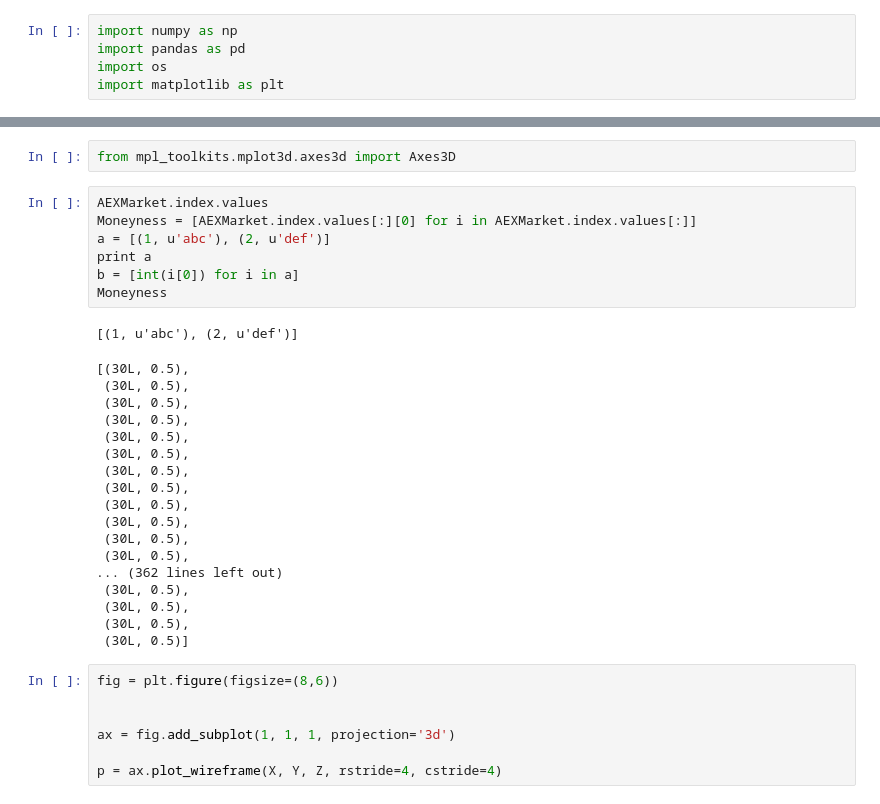
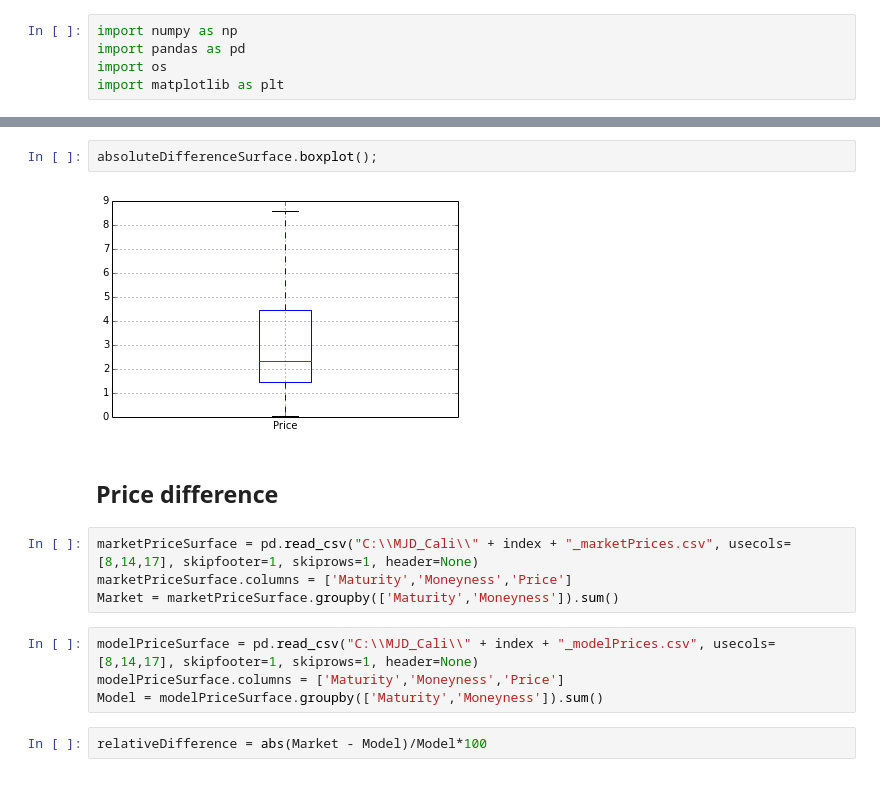
Before and after one commit to ZaighumRajput/IPython, a Jupyter notebook: Finance/comparingVolatilitySurfaces.ipynb, the cells around one changed output, grey strips where cells are left out. Drawn from its saved outputs; the diff is of its cells as text.

```diff
--- a/Finance/comparingVolatilitySurfaces.ipynb
+++ b/Finance/comparingVolatilitySurfaces.ipynb
@@ -55,35 +103,16 @@ for maturity in range(1,10):
-# %%
-from mpl_toolkits.mplot3d.axes3d import Axes3D
-# %%
-AEXMarket.index.values
-Moneyness = [AEXMarket.index.values[:][0] for i in AEXMarket.index.values[:]]
-a = [(1, u'abc'), (2, u'def')]
-print a
-b = [int(i[0]) for i in a]
-Moneyness
-# %% [output]
-[(1, u'abc'), (2, u'def')]
-[(30L, 0.5),
- (30L, 0.5),
- (30L, 0.5),
- (30L, 0.5),
- (30L, 0.5),
- (30L, 0.5),
- (30L, 0.5),
- (30L, 0.5),
- (30L, 0.5),
- (30L, 0.5),
- (30L, 0.5),
- (30L, 0.5),
-... (362 lines left out)
- (30L, 0.5),
- (30L, 0.5),
- (30L, 0.5),
- (30L, 0.5)]
-# %%
-fig = plt.figure(figsize=(8,6))
-
-
-ax = fig.add_subplot(1, 1, 1, projection='3d')
-
-p = ax.plot_wireframe(X, Y, Z, rstride=4, cstride=4)
+# %%
+absoluteDifferenceSurface.boxplot();
+# %% [output]
+[figure, added]
+# %% [markdown]
+## Price difference
+# %%
+marketPriceSurface = pd.read_csv("C:\\MJD_Cali\\" + index + "_marketPrices.csv", usecols=[8,14,17], skipfooter=1, skiprows=1, header=None)
+marketPriceSurface.columns = ['Maturity','Moneyness','Price']
+Market = marketPriceSurface.groupby(['Maturity','Moneyness']).sum()
+# %%
+modelPriceSurface = pd.read_csv("C:\\MJD_Cali\\" + index + "_modelPrices.csv", usecols=[8,14,17], skipfooter=1, skiprows=1, header=None)
+modelPriceSurface.columns = ['Maturity','Moneyness','Price']
+Model = modelPriceSurface.groupby(['Maturity','Moneyness']).sum()
+# %%
+relativeDifference = abs(Market - Model)/Model*100
```
Also changed, not shown: parts of 17 cells of this notebook.
